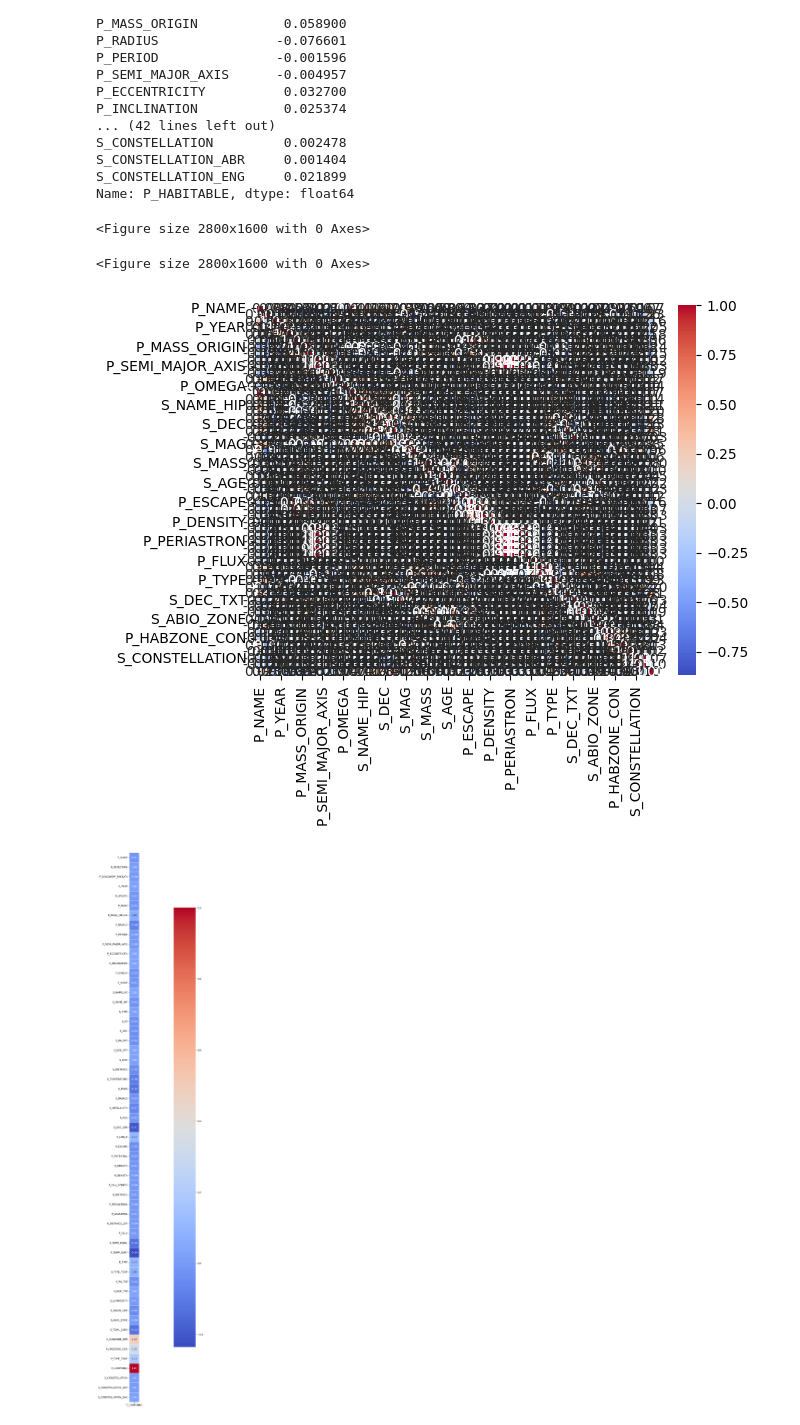
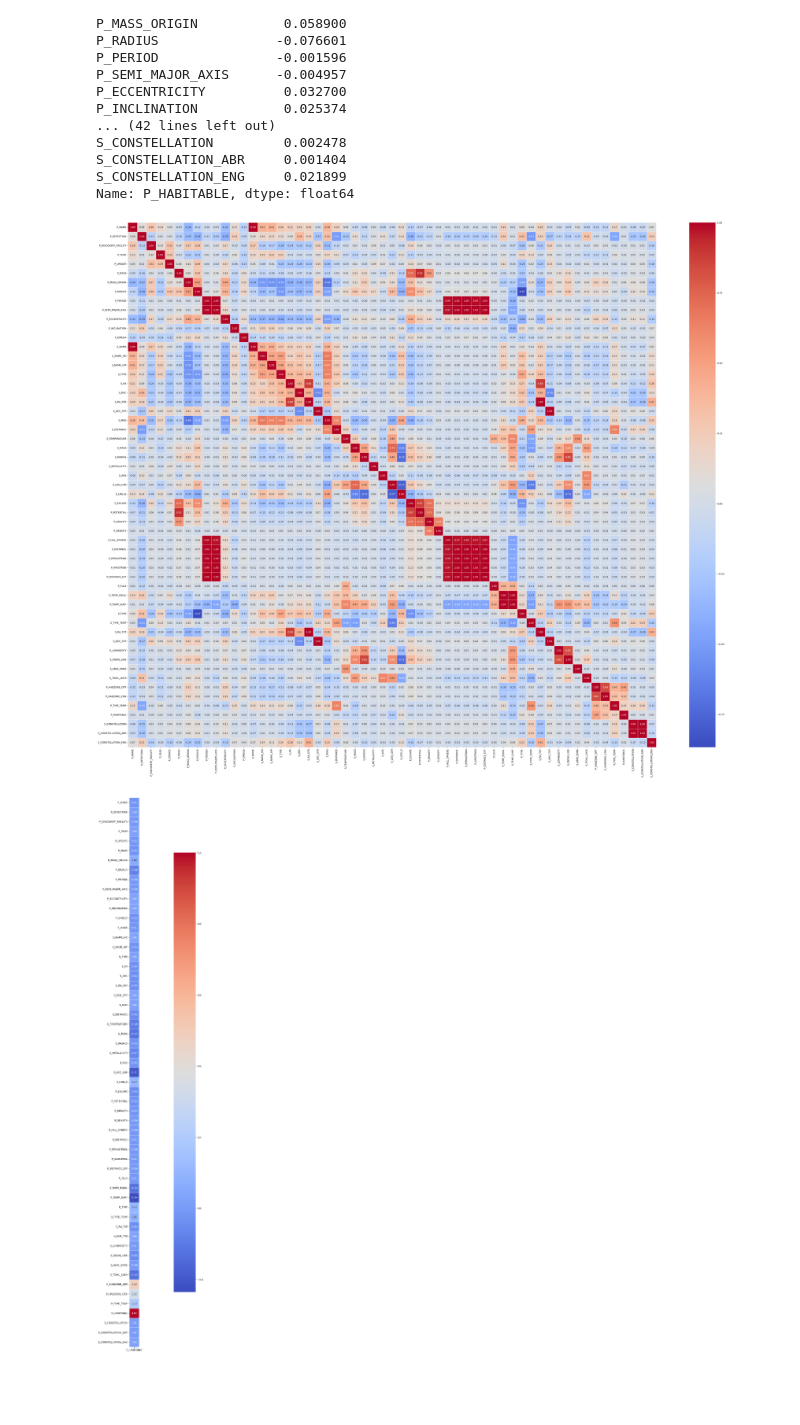
Before and after one commit to isatyamks/iitbhu_stellar, a Jupyter notebook: models/modelV2.ipynb, the cells around one changed output. Drawn from its saved outputs; the diff is of its cells as text; code cells hidden in the pictures; blank space fills up the shorter version.

```diff
--- a/models/modelV2.ipynb
+++ b/models/modelV2.ipynb
@@ -64,16 +64,15 @@ Name: P_HABITABLE, dtype: float64
 import matplotlib.pyplot as plt
 # %%
 import seaborn as sns
-# %%
-plt.figure(figsize=(28, 16))
-# %% [output]
-<Figure size 2800x1600 with 0 Axes>
-<Figure size 2800x1600 with 0 Axes>
 # %%
+plt.figure(figsize=(50, 40))
+
+
 sns.heatmap(correlation_matrix, annot=True, cmap='coolwarm', fmt='.2f', linewidths=0.5)
+sns.
 plt.show()
 # %% [output]
-[figure, old version]
+[figure, new version]
 # %%
 plt.figure(figsize=(50, 40))
 sns.heatmap(
```
